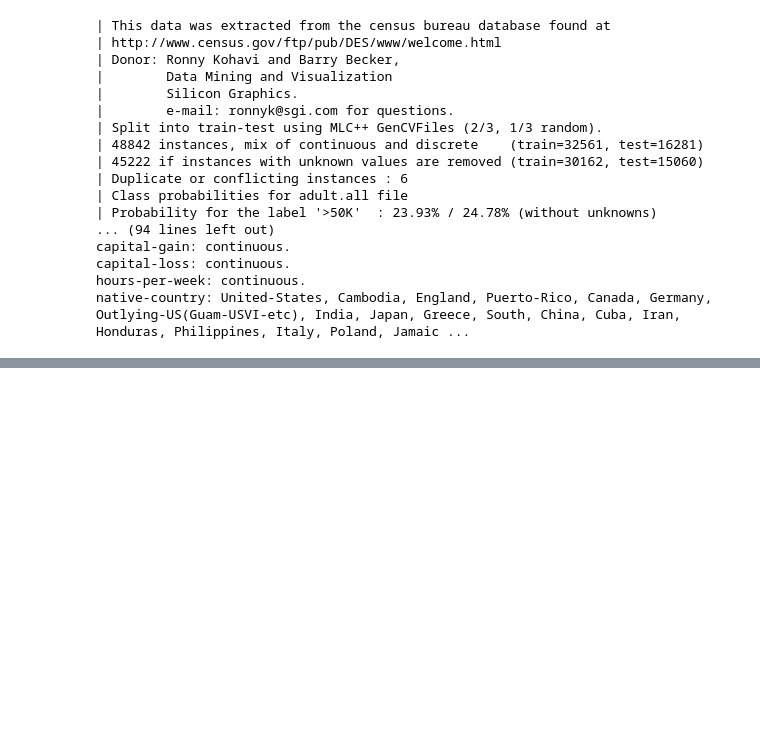
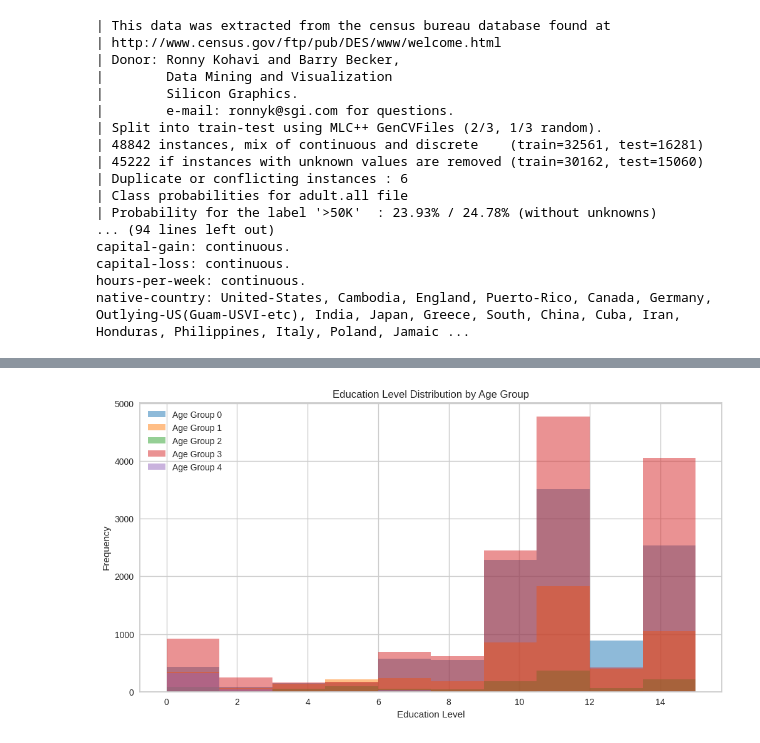
Before and after one commit to arunkarthik-periyaswamy/Adult-Census-Income, a Jupyter notebook: PERIYASWAMY_ARUNKARTHIK_50557719_CSE574.ipynb, the cells around one changed output, grey strips where cells are left out. Cells and saved outputs as stored; diff of their text form; code cells hidden in the pictures; blank space fills up the shorter version.

```diff
--- a/PERIYASWAMY_ARUNKARTHIK_50557719_CSE574.ipynb
+++ b/PERIYASWAMY_ARUNKARTHIK_50557719_CSE574.ipynb
@@ -69,0 +337,2 @@ native-country: United-States, Cambodia, England, Puerto-Rico, Canada, Germany,
+# %%
+df['native-country'] = df['native-country'].replace('?','United-States')
@@ -69,0 +382,17 @@ native-country: United-States, Cambodia, England, Puerto-Rico, Canada, Germany,
+# %%
+import matplotlib.cm as cm
+
+plt.figure(figsize=(12, 6))
+
+# Choose a colormap
+cmap = cm.get_cmap('tab10')
+
+for i, age_group in enumerate(df['age_group'].unique()):
+    plt.hist(df[df['age_group'] == i]['education'], alpha=0.5, color=cmap(i), label=f'Age Group {i}')
+
+plt.xlabel('Education Level')
+plt.ylabel('Frequency')
+plt.title('Education Level Distribution by Age Group')
+_ = plt.legend()
+# %% [output]
+[figure, added]
```
Also changed, not shown: parts of 47 cells of this notebook.
